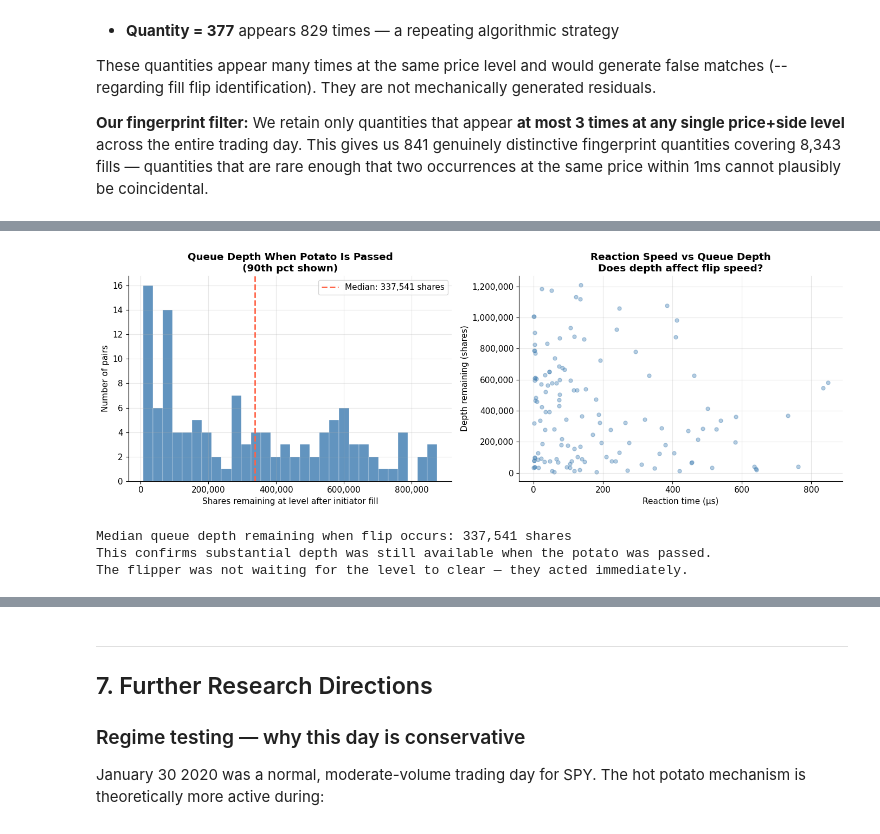
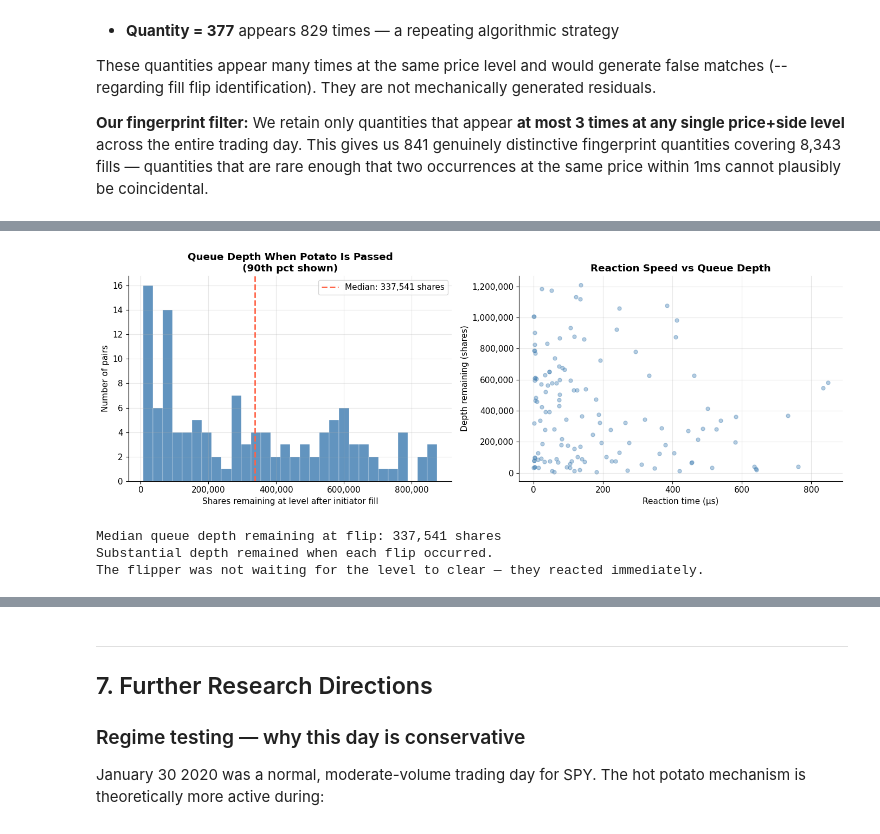
Before and after one commit to XAD-hq/itch-fill-flip, a Jupyter notebook: hot_potato_research.ipynb, the cells around one changed output, grey strips where cells are left out. Cells and saved outputs as stored; diff of their text form; code cells hidden in the pictures.

Commit message:
feat: dual-criteria fill-flip detection with dynamic outputs and images folder

```diff
--- a/hot_potato_research.ipynb
+++ b/hot_potato_research.ipynb
@@ -408,36 +480,37 @@ This is sub-microsecond HFT speed.
 # %%
-depth = pairs_1ms['init_depth_remaining'].to_numpy()
-orders_remaining = pairs_1ms['init_orders_remaining'].to_numpy()
+depth   = pairs_1ms_strict['init_depth_remaining'].to_numpy()
+td_us   = pairs_1ms_strict['time_delta_ns'].to_numpy() / 1000
 
 fig, axes = plt.subplots(1, 2, figsize=(14, 5))
 
 cap = int(np.percentile(depth, 90))
 axes[0].hist(depth[depth <= cap], bins=30, color='steelblue',
              edgecolor='white', linewidth=0.3, alpha=0.85)
-axes[0].axvline(np.median(depth), color='tomato', linestyle='--', lw=2,
-                label=f'Median: {int(np.median(depth)):,} shares')
+med_depth = int(np.median(depth))
+axes[0].axvline(med_depth, color='tomato', linestyle='--', lw=2,
+                label=f'Median: {med_depth:,} shares')
 axes[0].set_xlabel('Shares remaining at level after initiator fill')
 axes[0].set_ylabel('Number of pairs')
 axes[0].set_title('Queue Depth When Potato Is Passed\n(90th pct shown)', fontweight='bold')
 axes[0].legend()
 axes[0].xaxis.set_major_formatter(mticker.FuncFormatter(lambda x,_: f'{x:,.0f}'))
 
-# Scatter: depth vs reaction time
 axes[1].scatter(td_us, depth, alpha=0.4, color='steelblue', s=25)
 axes[1].set_xlabel('Reaction time (µs)')
 axes[1].set_ylabel('Depth remaining (shares)')
-axes[1].set_title('Reaction Speed vs Queue Depth\nDoes depth affect flip speed?', fontweight='bold')
+axes[1].set_title('Reaction Speed vs Queue Depth', fontweight='bold')
 axes[1].yaxis.set_major_formatter(mticker.FuncFormatter(lambda x,_: f'{x:,.0f}'))
 
 plt.tight_layout()
-plt.savefig('fig5_depth_analysis.png', dpi=150, bbox_inches='tight')
+plt.savefig('images/fig5_depth_analysis.png', dpi=150, bbox_inches='tight')
 plt.show()
 
-print(f'Median queue depth remaining when flip occurs: {int(np.median(depth)):,} shares')
-print(f'This confirms substantial depth was still available when the potato was passed.')
-print(f'The flipper was not waiting for the level to clear — they acted immediately.')
+print(f'Median queue depth remaining at flip: {med_depth:,} shares')
+if med_depth > 0:
+    print('Substantial depth remained when each flip occurred.')
+    print('The flipper was not waiting for the level to clear — they reacted immediately.')
 # %% [output]
-[figure, old version]
+[figure, new version]
-Median queue depth remaining when flip occurs: 337,541 shares
-This confirms substantial depth was still available when the potato was passed.
-The flipper was not waiting for the level to clear — they acted immediately.
+Median queue depth remaining at flip: 337,541 shares
+Substantial depth remained when each flip occurred.
+The flipper was not waiting for the level to clear — they reacted immediately.
```
Also changed, not shown: parts of 13 cells of this notebook, 8 other files.
